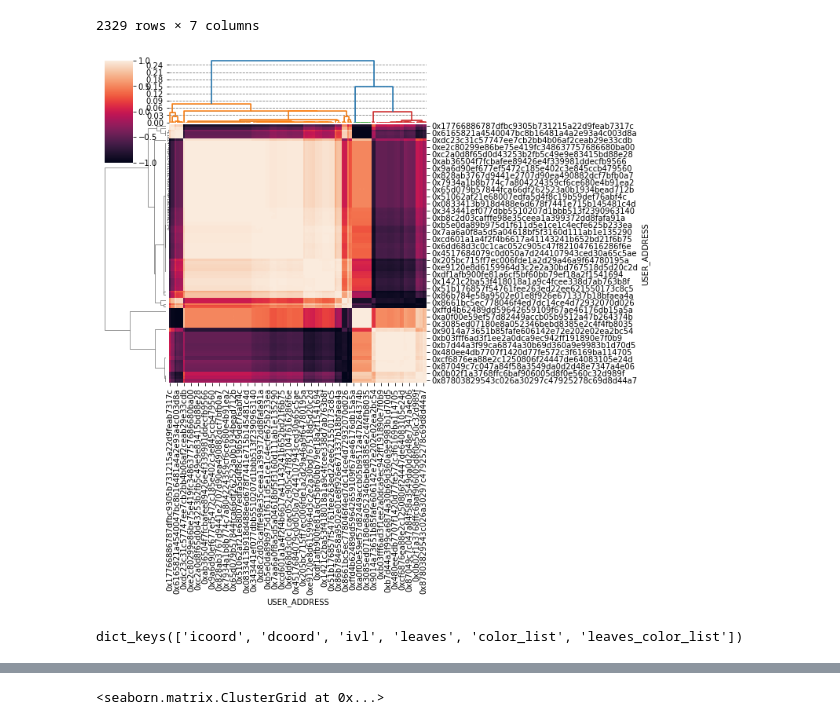
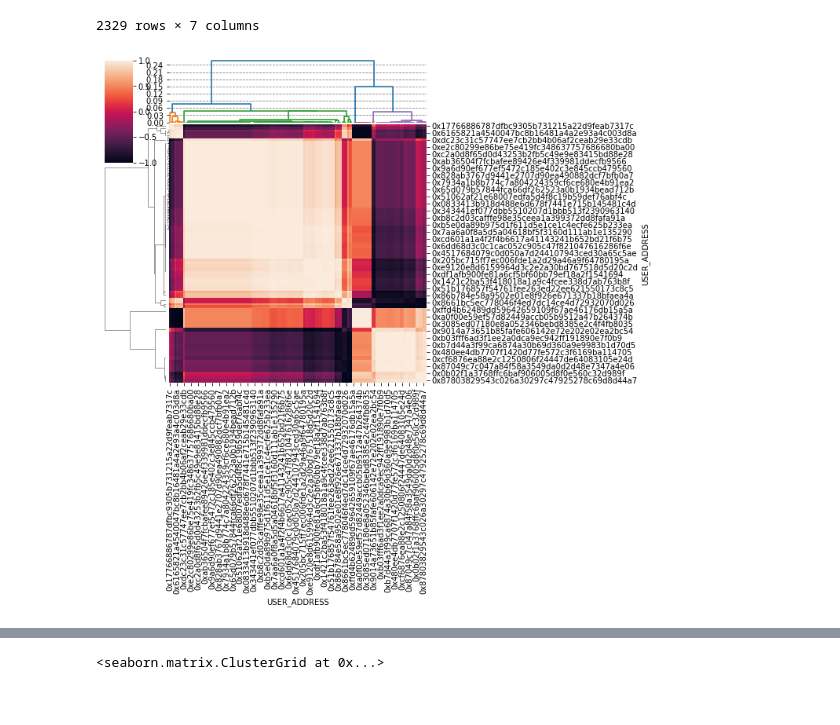
Before and after one commit to kkpsiren/streamlit_anchorhack_flipside, a Jupyter notebook: Untitled.ipynb, the cells around one changed output, grey strips where cells are left out. Cells and saved outputs as stored; diff of their text form; code cells hidden in the pictures.

```diff
--- a/Untitled.ipynb
+++ b/Untitled.ipynb
@@ -242,27 +242,23 @@ Z = hierarchy.linkage(dist, 'single')
 # %%
 ser = df_images.groupby('BUYER_ADDRESS')['NFT_ADDRESS'].count().to_frame('NFT_history')
 
 a = df.query('SYMBOL=="ETH"')
 ser2 = a[a['BALANCE']>0.1].groupby('USER_ADDRESS')['BALANCE'].mean().to_frame('ETH_balance')
 
 ser3 = df_minted.groupby('USER_ADDRESS')['TOKENID'].count().to_frame('minted')
 
 data = ser3.join(ser2).join(ser).fillna(0)
 
 g = sns.clustermap(data.T.corr(),
     row_linkage=Z,
     col_linkage=Z,)
 den = hierarchy.dendrogram(g.dendrogram_col.linkage, labels=data.index,
-                           color_threshold=0.10, distance_sort=True, ax=g.ax_col_dendrogram)
+                           color_threshold=0.06, distance_sort=True, ax=g.ax_col_dendrogram)
 g.ax_col_dendrogram.axis('on')
 # sns.despine(ax=g.ax_col_dendrogram, left=False, right=True, top=True, bottom=True)
 g.ax_col_dendrogram.yaxis.set_major_locator(MaxNLocator())
 g.ax_col_dendrogram.yaxis.set_major_formatter(ScalarFormatter())
 g.ax_col_dendrogram.grid(axis='y', ls='--', color='grey')
 # g.ax_col_dendrogram.yaxis.tick_right()
 # %% [output]
-[figure, old version]
+[figure, new version]
-# %%
-den.keys()
-# %% [output]
-dict_keys(['icoord', 'dcoord', 'ivl', 'leaves', 'color_list', 'leaves_color_list'])
```
Also changed, not shown: parts of 14 cells of this notebook, 2 other files.
